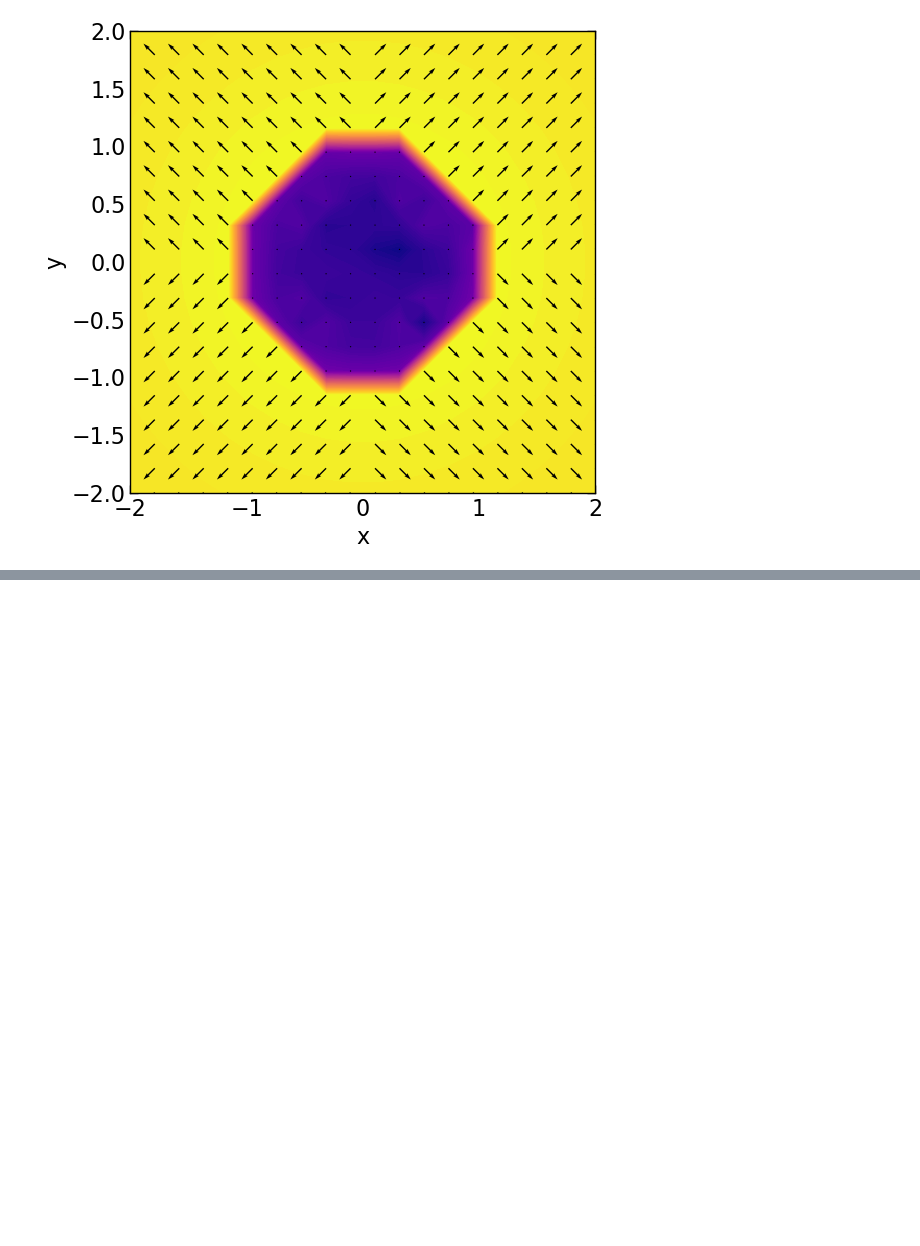
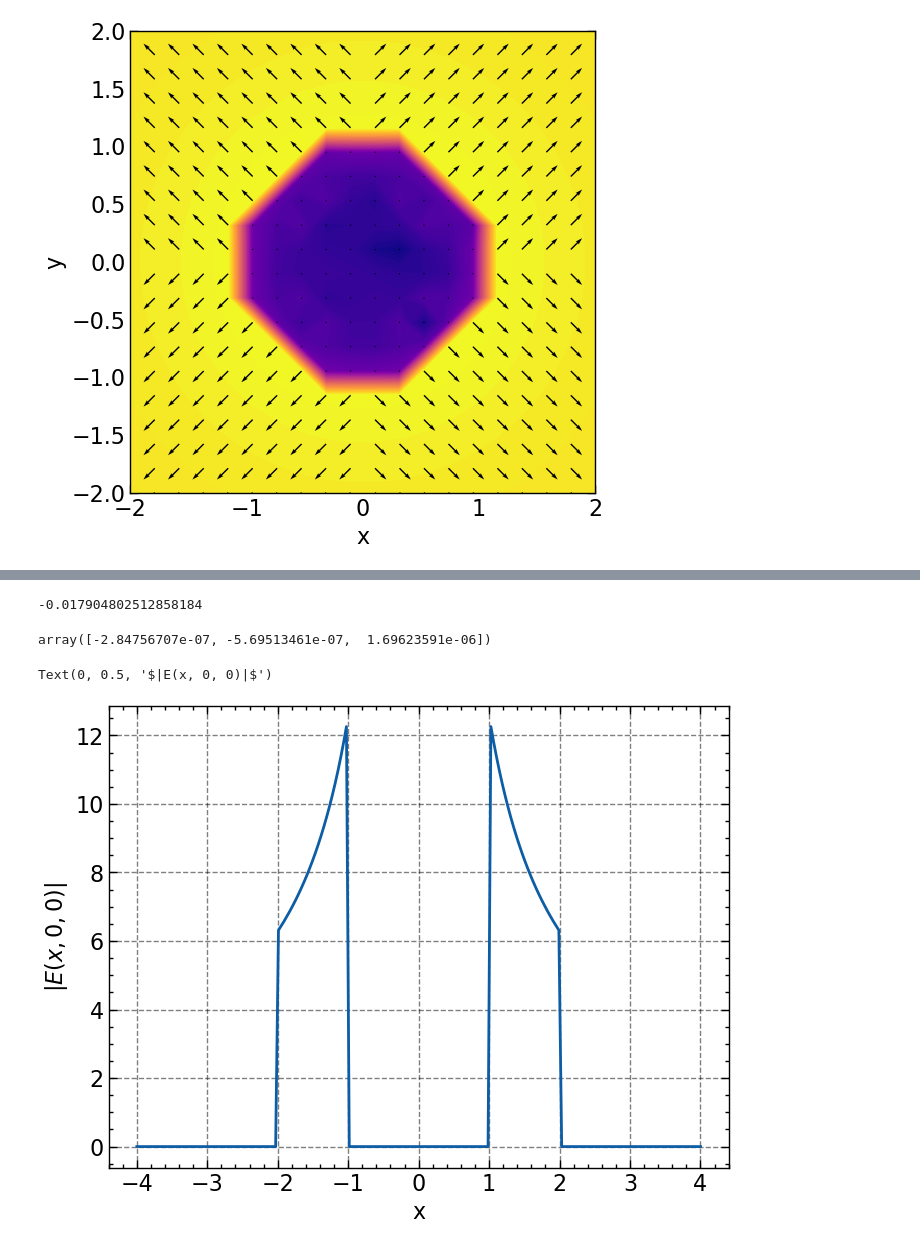
Before and after one commit to nayot/emag, a Jupyter notebook: E_Field_bounded_charge.ipynb, the cells around one changed output, grey strips where cells are left out. Cells and saved outputs as stored; diff of their text form; code cells hidden in the pictures; blank space fills up the shorter version.

```diff
--- a/E_Field_bounded_charge.ipynb
+++ b/E_Field_bounded_charge.ipynb
@@ -172,0 +269,10 @@ ax = field_plot(E, x_min=-2, x_max=2, y_min=-2, y_max=2, contour=True)
+# %%
+x, y, z, rho, phi, zp, L = smp.symbols("x, y, z, rho, phi, z', L", real=True)
+
+r = smp.Matrix([x, y, z])
+rp1 = smp.Matrix([smp.cos(phi), smp.sin(phi), zp])
+rp2 = smp.Matrix([2 * smp.cos(phi), 2 * smp.sin(phi), zp])
+
+R1 = r - rp1
+R2 = r - rp2
+R2
@@ -172,0 +294,5 @@ ax = field_plot(E, x_min=-2, x_max=2, y_min=-2, y_max=2, contour=True)
+# %%
+dEdt1 = R1 / R1.norm()**3
+dEdt2 = -R2 / R2.norm()**3
+integrands = dEdt1 + dEdt2
+integrands
@@ -172,0 +301,32 @@ ax = field_plot(E, x_min=-2, x_max=2, y_min=-2, y_max=2, contour=True)
+# %%
+integrand_x = smp.lambdify([phi, zp, x, y, z], integrands[0])
+integrand_y = smp.lambdify([phi, zp, x, y, z], integrands[1])
+integrand_z = smp.lambdify([phi, zp, x, y, z], integrands[2])
+integrand_x(1.5, 3, 1, 2, 5)
+# %% [output]
+-0.017904802512858184
+# %%
+def E(x, y, z):
+    Ex = dblquad(integrand_x, -100, 100, lambda zp_a: 0, lambda zp_b: 2 * pi, args=(x, y, z))[0]
+    Ey = dblquad(integrand_y, -100, 100, lambda zp_a: 0, lambda zp_b: 2 * pi, args=(x, y, z))[0]
+    Ez = dblquad(integrand_z, -100, 100, lambda zp_a: 0, lambda zp_b: 2 * pi, args=(x, y, z))[0]
+    return np.array([Ex, Ey, Ez])
+
+E(1, 2, 3)
+# %% [output]
+array([-2.84756707e-07, -5.69513461e-07,  1.69623591e-06])
+# %%
+X = np.linspace(-4, 4, 200)
+Y = np.zeros(len(X))
+Z = 0.00 * np.ones(len(X))
+
+E_field = np.vectorize(E, signature='(),(),()->(n)')(X, Y, Z)
+
+E_norm = np.array([np.linalg.norm(E) for E in E_field])
+
+plt.plot(X, E_norm)
+plt.xlabel('x')
+plt.ylabel('$|E(x, 0, 0)|$')
+# %% [output]
+Text(0, 0.5, '$|E(x, 0, 0)|$')
+[figure, added]
```
Also changed, not shown: parts of 19 cells of this notebook.
